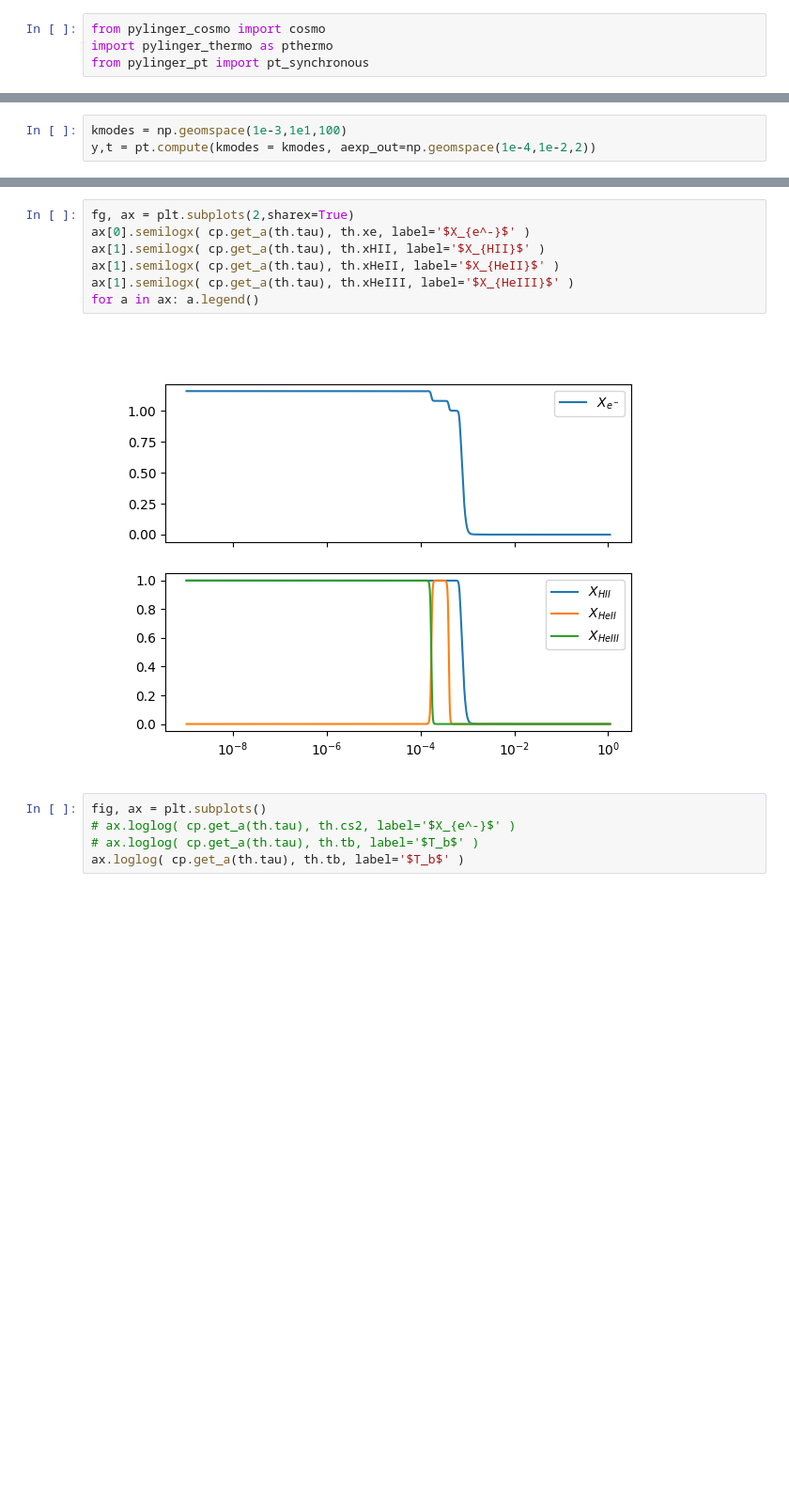
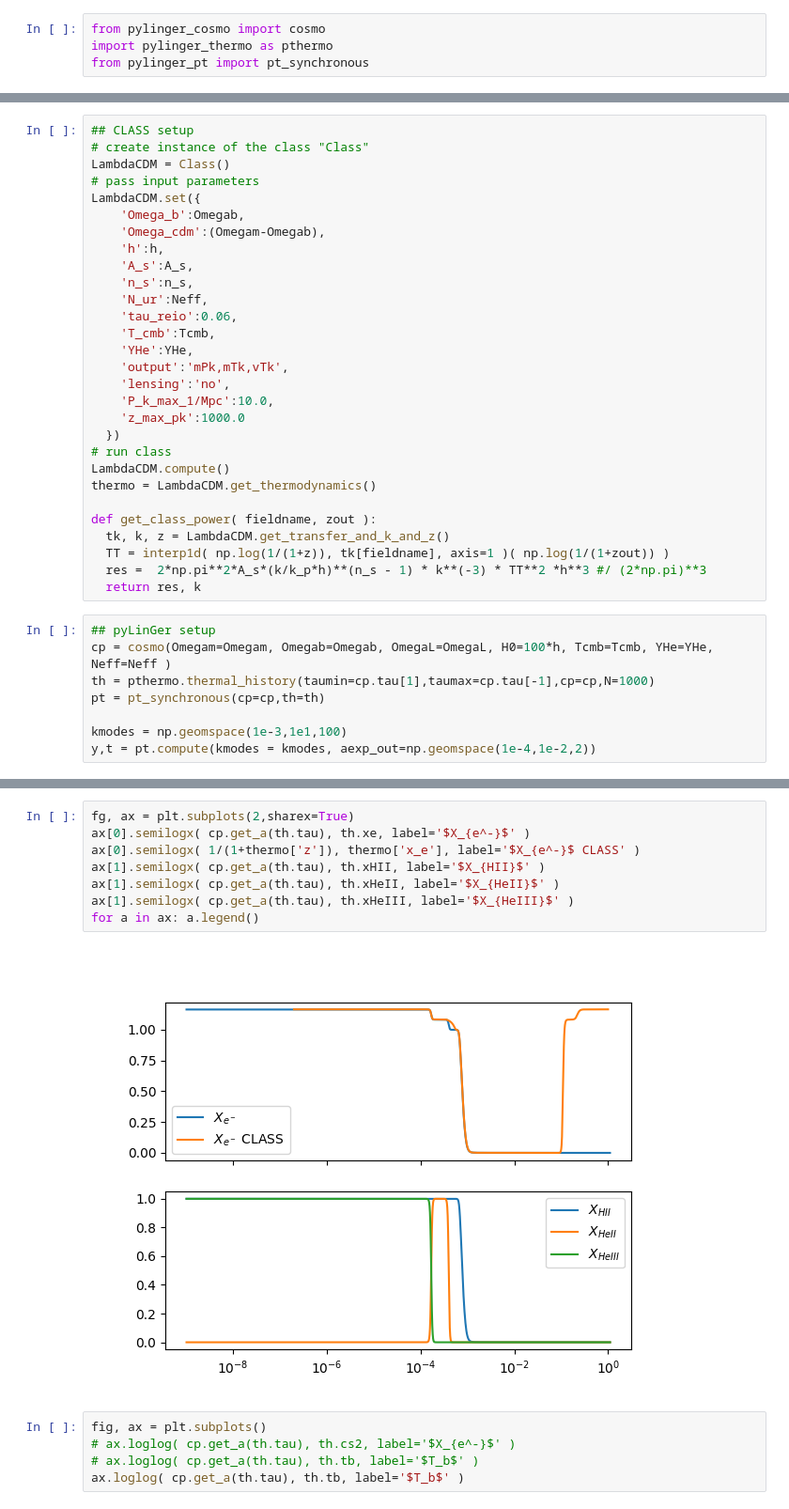
Before and after one commit to ohahn/DISCO-EB, a Jupyter notebook: pylinger_demo.ipynb, the cells around one changed output, grey strips where cells are left out. Shown at 94% size. Saved outputs shown, nothing was run; the diff lists cells and outputs as text; blank space fills up the shorter version.

```diff
--- a/pylinger_demo.ipynb
+++ b/pylinger_demo.ipynb
@@ -15,3 +30,37 @@ pt = pt_synchronous(cp=cp,th=th)
+# %%
+## CLASS setup
+# create instance of the class "Class"
+LambdaCDM = Class()
+# pass input parameters
+LambdaCDM.set({
+    'Omega_b':Omegab,
+    'Omega_cdm':(Omegam-Omegab),
+    'h':h,
+    'A_s':A_s,
+    'n_s':n_s,
+    'N_ur':Neff,
+    'tau_reio':0.06,
+    'T_cmb':Tcmb,
+    'YHe':YHe,
+    'output':'mPk,mTk,vTk',
+    'lensing':'no',
+    'P_k_max_1/Mpc':10.0,
+    'z_max_pk':1000.0
+  })
+# run class
+LambdaCDM.compute()
+thermo = LambdaCDM.get_thermodynamics()
+
+def get_class_power( fieldname, zout ):
+  tk, k, z = LambdaCDM.get_transfer_and_k_and_z()
+  TT = interp1d( np.log(1/(1+z)), tk[fieldname], axis=1 )( np.log(1/(1+zout)) )
+  res =  2*np.pi**2*A_s*(k/k_p*h)**(n_s - 1) * k**(-3) * TT**2 *h**3 #/ (2*np.pi)**3
+  return res, k
 # %%
+## pyLinGer setup
+cp = cosmo(Omegam=Omegam, Omegab=Omegab, OmegaL=OmegaL, H0=100*h, Tcmb=Tcmb, YHe=YHe, Neff=Neff )
+th = pthermo.thermal_history(taumin=cp.tau[1],taumax=cp.tau[-1],cp=cp,N=1000)
+pt = pt_synchronous(cp=cp,th=th)
+
 kmodes = np.geomspace(1e-3,1e1,100)
 y,t = pt.compute(kmodes = kmodes, aexp_out=np.geomspace(1e-4,1e-2,2))
@@ -31,12 +100,13 @@ ax.loglog( kmodes, y[:,7,iout]/kmodes**2)
 # %%
 fg, ax = plt.subplots(2,sharex=True)
 ax[0].semilogx( cp.get_a(th.tau), th.xe, label='$X_{e^-}$' )
+ax[0].semilogx( 1/(1+thermo['z']), thermo['x_e'], label='$X_{e^-}$ CLASS' )
 ax[1].semilogx( cp.get_a(th.tau), th.xHII, label='$X_{HII}$' )
 ax[1].semilogx( cp.get_a(th.tau), th.xHeII, label='$X_{HeII}$' )
 ax[1].semilogx( cp.get_a(th.tau), th.xHeIII, label='$X_{HeIII}$' )
 for a in ax: a.legend()
 # %% [output]
-[figure, old version]
+[figure, new version]
 # %%
 fig, ax = plt.subplots()
 # ax.loglog( cp.get_a(th.tau), th.cs2, label='$X_{e^-}$' )
```
Also changed, not shown: parts of 11 cells of this notebook, 2 other files.
